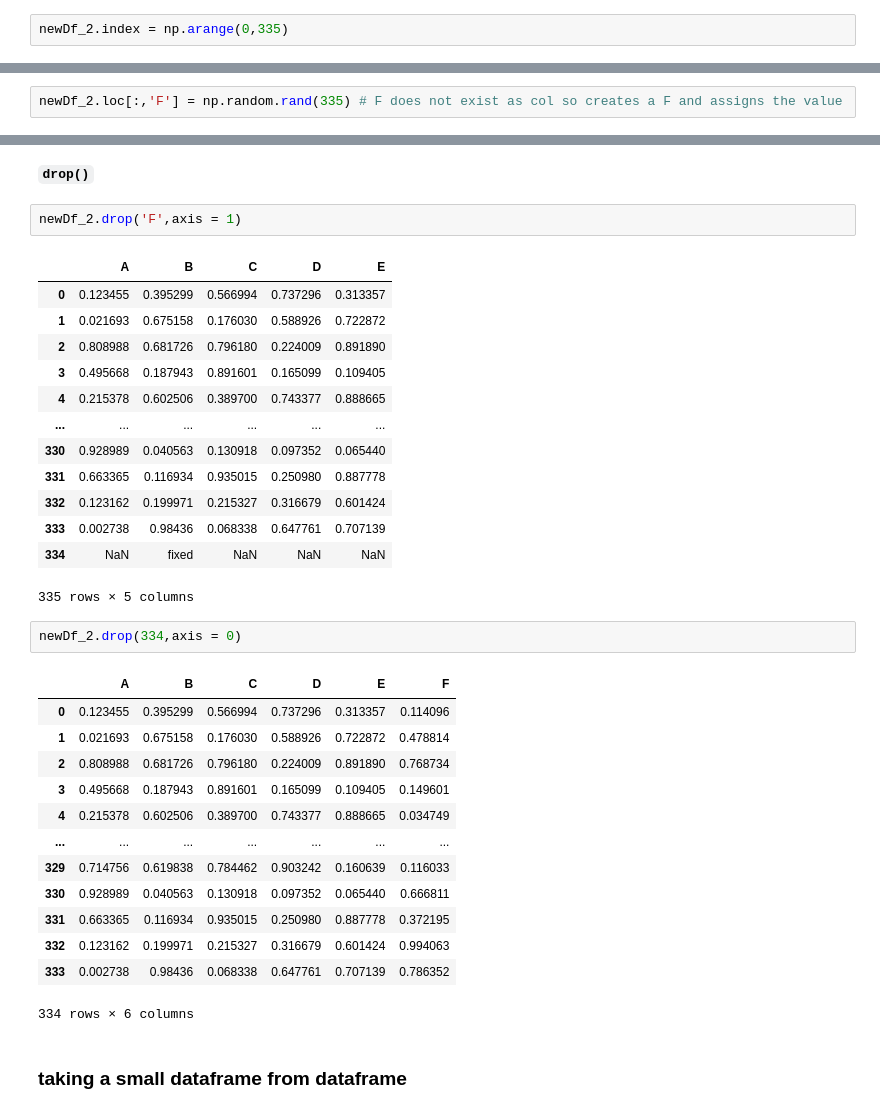
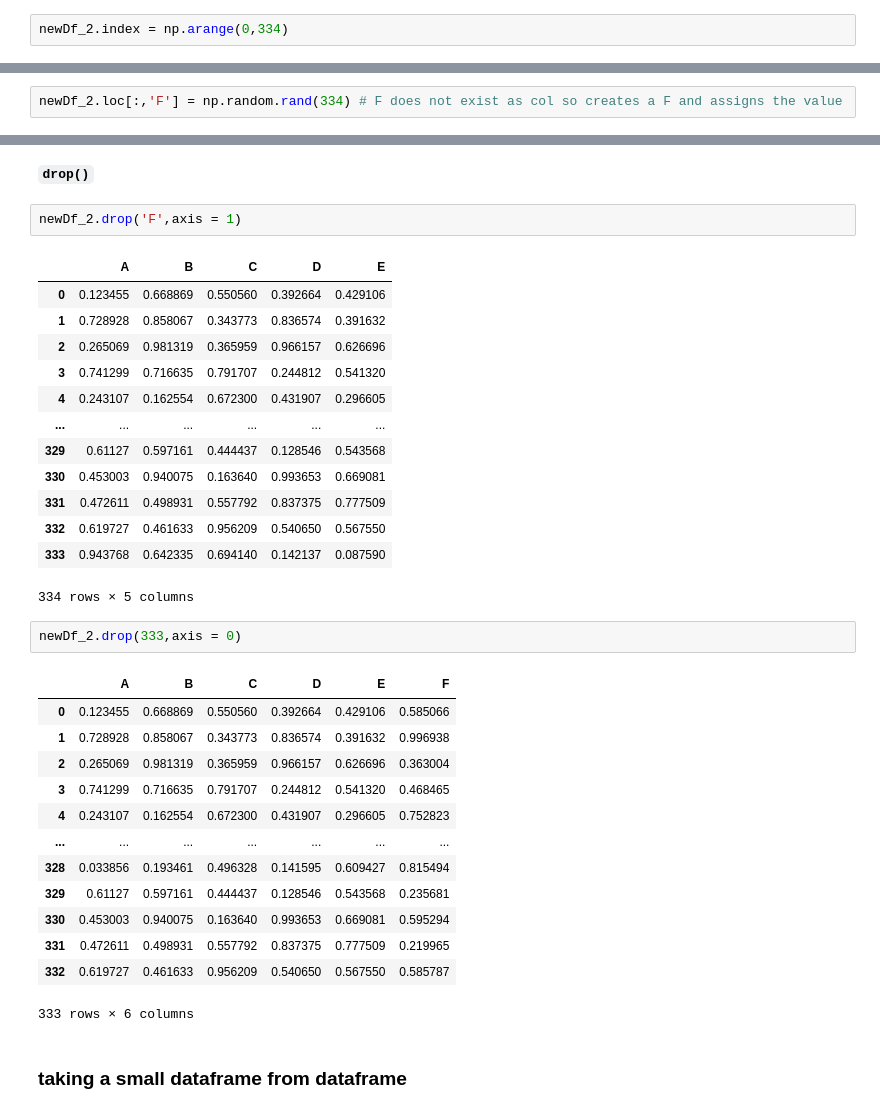
Before and after one commit to Sibindra/python, a Jupyter notebook: Pandas/Pandas.ipynb, the cells around one changed output, grey strips where cells are left out. Saved outputs shown, nothing was run; the diff lists cells and outputs as text.

```diff
--- a/Pandas/Pandas.ipynb
+++ b/Pandas/Pandas.ipynb
@@ -397,7 +392,7 @@ newDf_2.head(3)
 # %% [markdown]
 #### changing index and columns
 # %%
-newDf_2.index = np.arange(0,335)
+newDf_2.index = np.arange(0,334)
 # %%
 newDf_2.columns = list("ABCDE") # set columns as list of A to E
 # %%
@@ -428,7 +423,7 @@ newDf_2
 # %% [markdown]
 #### creating/deteting a new column/row
 # %%
-newDf_2.loc[:,'F'] = np.random.rand(335) # F does not exist as col so creates a F and assigns the value
+newDf_2.loc[:,'F'] = np.random.rand(334) # F does not exist as col so creates a F and assigns the value
 # %%
 newDf_2
 # %% [output]
@@ -451,34 +446,34 @@ newDf_2
 newDf_2.drop('F',axis = 1)
 # %% [output]
 |  | A | B | C | D | E |
-| 0 | 0.123455 | 0.395299 | 0.566994 | 0.737296 | 0.313357 |
-| 1 | 0.021693 | 0.675158 | 0.176030 | 0.588926 | 0.722872 |
-| 2 | 0.808988 | 0.681726 | 0.796180 | 0.224009 | 0.891890 |
-| 3 | 0.495668 | 0.187943 | 0.891601 | 0.165099 | 0.109405 |
-| 4 | 0.215378 | 0.602506 | 0.389700 | 0.743377 | 0.888665 |
+| 0 | 0.123455 | 0.668869 | 0.550560 | 0.392664 | 0.429106 |
+| 1 | 0.728928 | 0.858067 | 0.343773 | 0.836574 | 0.391632 |
+| 2 | 0.265069 | 0.981319 | 0.365959 | 0.966157 | 0.626696 |
+| 3 | 0.741299 | 0.716635 | 0.791707 | 0.244812 | 0.541320 |
+| 4 | 0.243107 | 0.162554 | 0.672300 | 0.431907 | 0.296605 |
 | ... | ... | ... | ... | ... | ... |
-| 330 | 0.928989 | 0.040563 | 0.130918 | 0.097352 | 0.065440 |
-| 331 | 0.663365 | 0.116934 | 0.935015 | 0.250980 | 0.887778 |
-| 332 | 0.123162 | 0.199971 | 0.215327 | 0.316679 | 0.601424 |
-| 333 | 0.002738 | 0.98436 | 0.068338 | 0.647761 | 0.707139 |
-| 334 | NaN | fixed | NaN | NaN | NaN |
+| 329 | 0.61127 | 0.597161 | 0.444437 | 0.128546 | 0.543568 |
+| 330 | 0.453003 | 0.940075 | 0.163640 | 0.993653 | 0.669081 |
+| 331 | 0.472611 | 0.498931 | 0.557792 | 0.837375 | 0.777509 |
+| 332 | 0.619727 | 0.461633 | 0.956209 | 0.540650 | 0.567550 |
+| 333 | 0.943768 | 0.642335 | 0.694140 | 0.142137 | 0.087590 |
-335 rows × 5 columns
+334 rows × 5 columns
 # %%
-newDf_2.drop(334,axis = 0)
+newDf_2.drop(333,axis = 0)
 # %% [output]
 |  | A | B | C | D | E | F |
-| 0 | 0.123455 | 0.395299 | 0.566994 | 0.737296 | 0.313357 | 0.114096 |
-| 1 | 0.021693 | 0.675158 | 0.176030 | 0.588926 | 0.722872 | 0.478814 |
-| 2 | 0.808988 | 0.681726 | 0.796180 | 0.224009 | 0.891890 | 0.768734 |
-| 3 | 0.495668 | 0.187943 | 0.891601 | 0.165099 | 0.109405 | 0.149601 |
-| 4 | 0.215378 | 0.602506 | 0.389700 | 0.743377 | 0.888665 | 0.034749 |
+| 0 | 0.123455 | 0.668869 | 0.550560 | 0.392664 | 0.429106 | 0.585066 |
+| 1 | 0.728928 | 0.858067 | 0.343773 | 0.836574 | 0.391632 | 0.996938 |
+| 2 | 0.265069 | 0.981319 | 0.365959 | 0.966157 | 0.626696 | 0.363004 |
+| 3 | 0.741299 | 0.716635 | 0.791707 | 0.244812 | 0.541320 | 0.468465 |
+| 4 | 0.243107 | 0.162554 | 0.672300 | 0.431907 | 0.296605 | 0.752823 |
 | ... | ... | ... | ... | ... | ... | ... |
-| 329 | 0.714756 | 0.619838 | 0.784462 | 0.903242 | 0.160639 | 0.116033 |
-| 330 | 0.928989 | 0.040563 | 0.130918 | 0.097352 | 0.065440 | 0.666811 |
-| 331 | 0.663365 | 0.116934 | 0.935015 | 0.250980 | 0.887778 | 0.372195 |
-| 332 | 0.123162 | 0.199971 | 0.215327 | 0.316679 | 0.601424 | 0.994063 |
-| 333 | 0.002738 | 0.98436 | 0.068338 | 0.647761 | 0.707139 | 0.786352 |
+| 328 | 0.033856 | 0.193461 | 0.496328 | 0.141595 | 0.609427 | 0.815494 |
+| 329 | 0.61127 | 0.597161 | 0.444437 | 0.128546 | 0.543568 | 0.235681 |
+| 330 | 0.453003 | 0.940075 | 0.163640 | 0.993653 | 0.669081 | 0.595294 |
+| 331 | 0.472611 | 0.498931 | 0.557792 | 0.837375 | 0.777509 | 0.219965 |
+| 332 | 0.619727 | 0.461633 | 0.956209 | 0.540650 | 0.567550 | 0.585787 |
-334 rows × 6 columns
+333 rows × 6 columns
 # %% [markdown]
 ### taking a small dataframe from dataframe
 # %%
```
Also changed, not shown: parts of 83 cells of this notebook, 2 other files.
